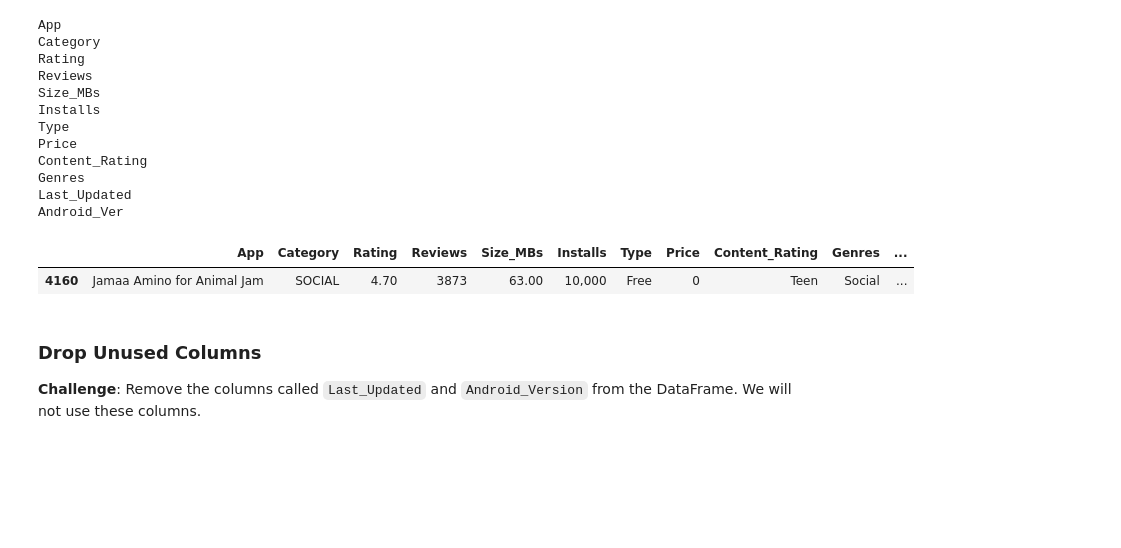
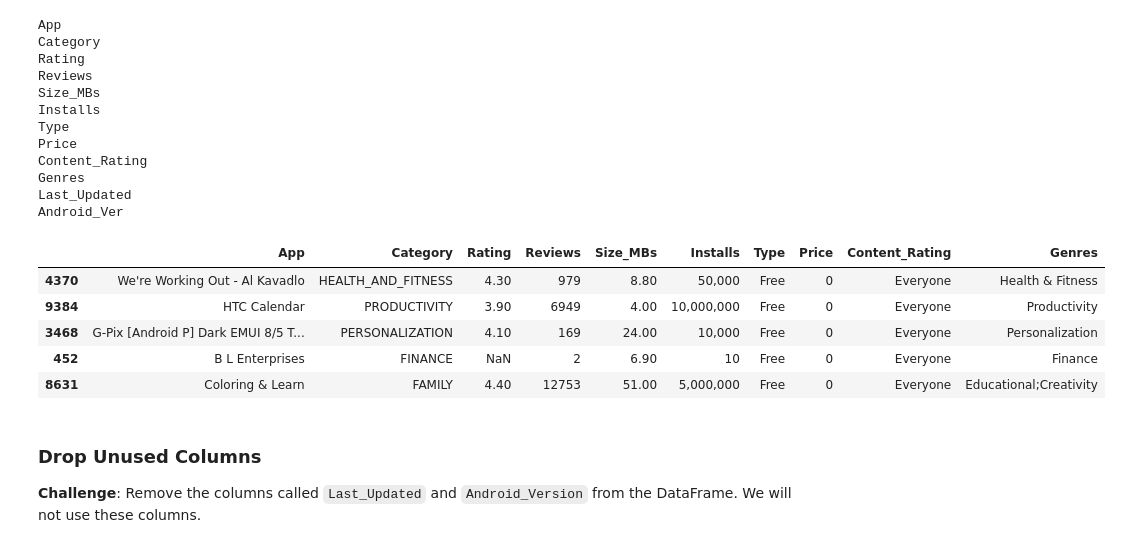
Before and after one commit to MantzoukasGeorge/Google_Play_Store_Project, a Jupyter notebook: Google Play Store App Analytics (start).ipynb, the cells around one changed output. Cells and saved outputs as stored; diff of their text form; code cells hidden in the pictures; blank space fills up the shorter version.

```diff
--- a/Google Play Store App Analytics (start).ipynb
+++ b/Google Play Store App Analytics (start).ipynb
@@ -47,10 +47,14 @@ Genres
 Last_Updated
 Android_Ver
 # %%
-df_apps.sample()
+df_apps.sample(5)
 # %% [output]
-|  | App | Category | Rating | Reviews | Size_MBs | Installs | Type | Price | Content_Rating | Genres | ... |
-| 4160 | Jamaa Amino for Animal Jam | SOCIAL | 4.70 | 3873 | 63.00 | 10,000 | Free | 0 | Teen | Social | ... |
+|  | App | Category | Rating | Reviews | Size_MBs | Installs | Type | Price | Content_Rating | Genres |
+| 4370 | We're Working Out - Al Kavadlo | HEALTH_AND_FITNESS | 4.30 | 979 | 8.80 | 50,000 | Free | 0 | Everyone | Health & Fitness |
+| 9384 | HTC Calendar | PRODUCTIVITY | 3.90 | 6949 | 4.00 | 10,000,000 | Free | 0 | Everyone | Productivity |
+| 3468 | G-Pix [Android P] Dark EMUI 8/5 T... | PERSONALIZATION | 4.10 | 169 | 24.00 | 10,000 | Free | 0 | Everyone | Personalization |
+| 452 | B L Enterprises | FINANCE | NaN | 2 | 6.90 | 10 | Free | 0 | Everyone | Finance |
+| 8631 | Coloring & Learn | FAMILY | 4.40 | 12753 | 51.00 | 5,000,000 | Free | 0 | Everyone | Educational;Creativity |
 # %% [markdown]
 ### Drop Unused Columns
 
```
Also changed, not shown: parts of 9 cells of this notebook, 2 other files.
